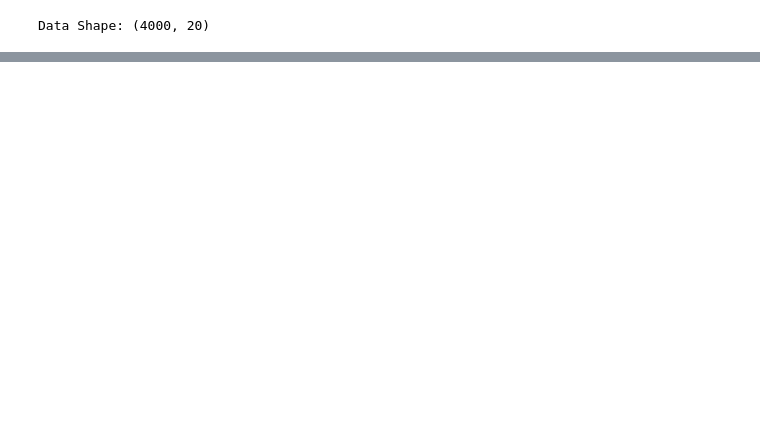
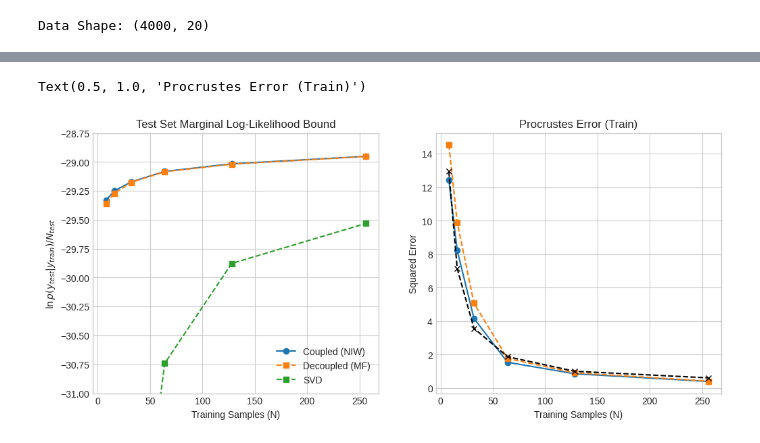
Before and after one commit to dimarkov/notes, a Jupyter notebook: bayesian_factor_analysis_comparison.ipynb, the cells around one changed output, grey strips where cells are left out. Cells and saved outputs as stored; diff of their text form; code cells hidden in the pictures; blank space fills up the shorter version.

```diff
--- a/bayesian_factor_analysis_comparison.ipynb
+++ b/bayesian_factor_analysis_comparison.ipynb
@@ -321 +455,24 @@ class DecoupledFA:
+# %%
+plt.figure(figsize=(12, 5))
+
+plt.subplot(1, 2, 1)
+plt.plot(data_sizes, results_coupled, 'o-', label='Coupled (NIW)')
+plt.plot(data_sizes, results_decoupled, 's--', label='Decoupled (MF)')
+plt.plot(data_sizes, results_svd, 's--', label='SVD')
+plt.ylim([-31, -28.75])
+plt.xlabel('Training Samples (N)')
+plt.ylabel(r'$\ln p(y_{test}|y_{train}) / N_{test}$')
+plt.title('Test Set Marginal Log-Likelihood Bound')
+plt.legend()
+
+plt.subplot(1, 2, 2)
+plt.plot(data_sizes, err_coupled, 'o-')
+plt.plot(data_sizes, err_decoupled, 's--')
+plt.plot(data_sizes, err_svd, 'x--', color='k')
+plt.xlabel('Training Samples (N)')
+plt.ylabel('Squared Error')
+plt.title('Procrustes Error (Train)')
+# %% [output]
+Text(0.5, 1.0, 'Procrustes Error (Train)')
+[figure, added]
 # %%
```
Also changed, not shown: parts of 16 cells of this notebook.
